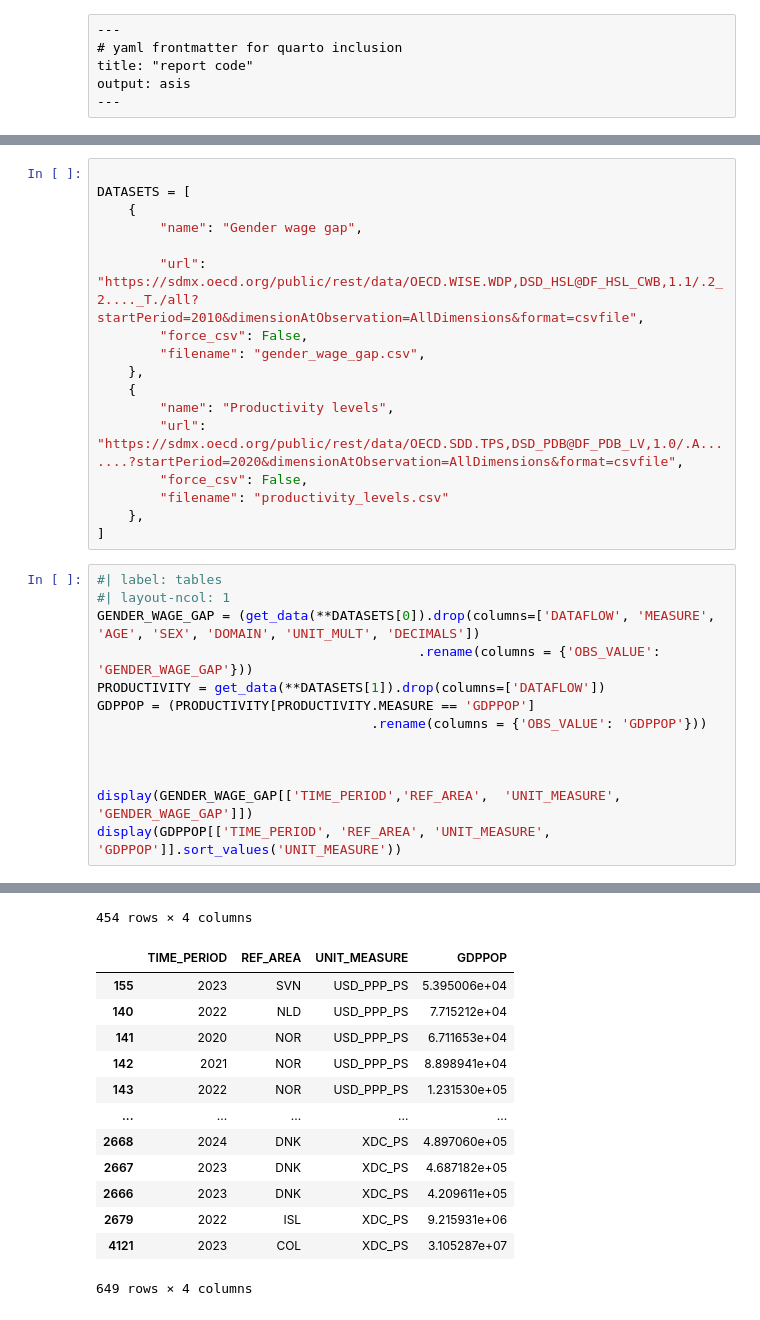
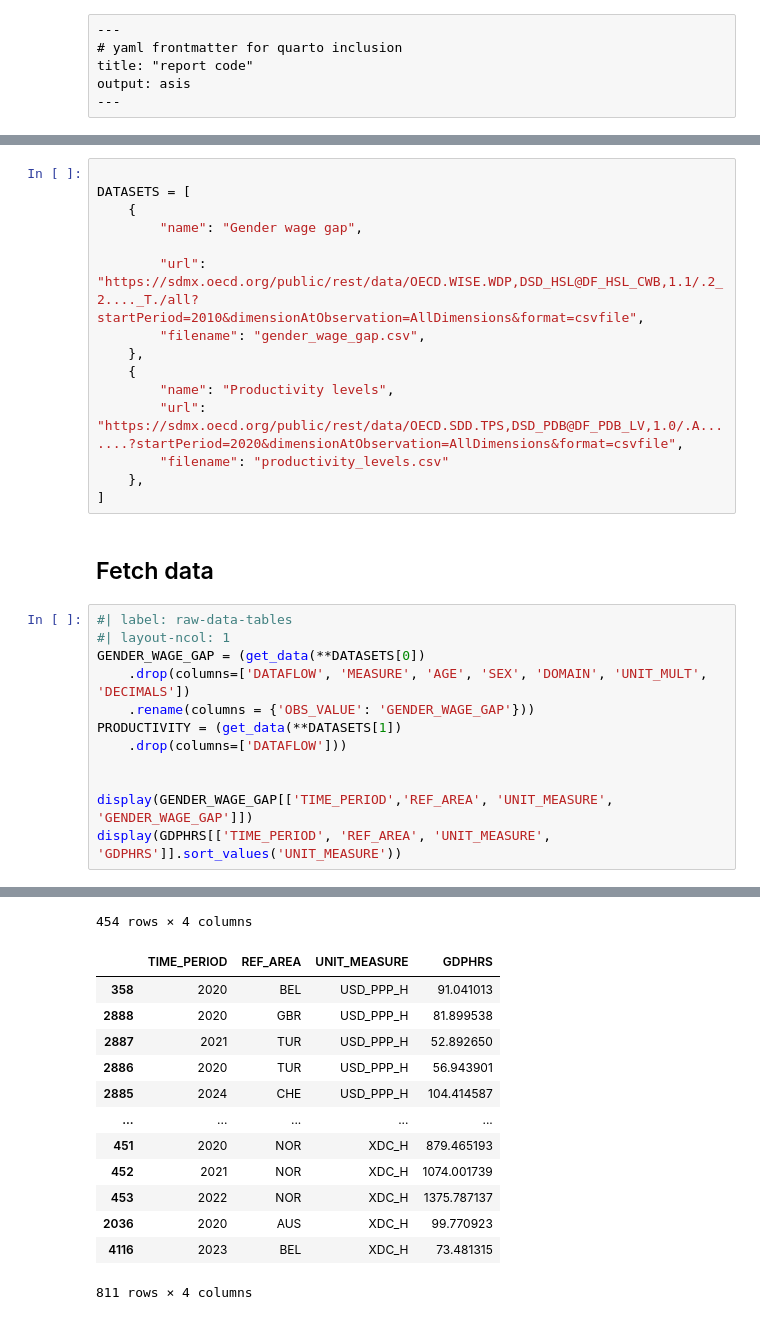
Before and after one commit to OsKaR31415/analyse_de_donnees_projet_1, a Jupyter notebook: report.ipynb, the cells around one changed output, grey strips where cells are left out. Cells and saved outputs as stored; diff of their text form.

```diff
--- a/report.ipynb
+++ b/report.ipynb
@@ -56,53 +52,52 @@ DATASETS = [
         "name": "Gender wage gap",
 
         "url": "https://sdmx.oecd.org/public/rest/data/OECD.WISE.WDP,DSD_HSL@DF_HSL_CWB,1.1/.2_2...._T./all?startPeriod=2010&dimensionAtObservation=AllDimensions&format=csvfile",
-        "force_csv": False,
         "filename": "gender_wage_gap.csv",
     },
     {
         "name": "Productivity levels",
         "url": "https://sdmx.oecd.org/public/rest/data/OECD.SDD.TPS,DSD_PDB@DF_PDB_LV,1.0/.A.......?startPeriod=2020&dimensionAtObservation=AllDimensions&format=csvfile",
-        "force_csv": False,
         "filename": "productivity_levels.csv"
     },
 ]
+# %% [markdown]
+## Fetch data
 # %%
-#| label: tables
+#| label: raw-data-tables
 #| layout-ncol: 1
-GENDER_WAGE_GAP = (get_data(**DATASETS[0]).drop(columns=['DATAFLOW', 'MEASURE', 'AGE', 'SEX', 'DOMAIN', 'UNIT_MULT', 'DECIMALS'])
-                                         .rename(columns = {'OBS_VALUE': 'GENDER_WAGE_GAP'}))
-PRODUCTIVITY = get_data(**DATASETS[1]).drop(columns=['DATAFLOW'])
-GDPPOP = (PRODUCTIVITY[PRODUCTIVITY.MEASURE == 'GDPPOP']
-                                   .rename(columns = {'OBS_VALUE': 'GDPPOP'}))
+GENDER_WAGE_GAP = (get_data(**DATASETS[0])
+    .drop(columns=['DATAFLOW', 'MEASURE', 'AGE', 'SEX', 'DOMAIN', 'UNIT_MULT', 'DECIMALS'])
+    .rename(columns = {'OBS_VALUE': 'GENDER_WAGE_GAP'}))
+PRODUCTIVITY = (get_data(**DATASETS[1])
+    .drop(columns=['DATAFLOW']))
 
 
-
-display(GENDER_WAGE_GAP[['TIME_PERIOD','REF_AREA',  'UNIT_MEASURE', 'GENDER_WAGE_GAP']])
-display(GDPPOP[['TIME_PERIOD', 'REF_AREA', 'UNIT_MEASURE', 'GDPPOP']].sort_values('UNIT_MEASURE'))
+display(GENDER_WAGE_GAP[['TIME_PERIOD','REF_AREA', 'UNIT_MEASURE', 'GENDER_WAGE_GAP']])
+display(GDPHRS[['TIME_PERIOD', 'REF_AREA', 'UNIT_MEASURE', 'GDPHRS']].sort_values('UNIT_MEASURE'))
 # %% [output]
 |  | TIME_PERIOD | REF_AREA | UNIT_MEASURE | GENDER_WAGE_GAP |
 | 0 | 2010 | AUS | PT_WG_SAL_M_D | 14.042934 |
 | 1 | 2011 | AUS | PT_WG_SAL_M_D | 15.966387 |
 | 2 | 2012 | AUS | PT_WG_SAL_M_D | 13.750000 |
 | 3 | 2013 | AUS | PT_WG_SAL_M_D | 18.000000 |
 | 4 | 2014 | AUS | PT_WG_SAL_M_D | 15.773354 |
 | ... | ... | ... | ... | ... |
 | 449 | 2018 | ROU | PT_WG_SAL_M_D | 3.496503 |
 | 450 | 2019 | ROU | PT_WG_SAL_M_D | 5.855397 |
 | 451 | 2020 | ROU | PT_WG_SAL_M_D | 3.304181 |
 | 452 | 2021 | ROU | PT_WG_SAL_M_D | 5.755499 |
 | 453 | 2022 | ROU | PT_WG_SAL_M_D | 13.636025 |
 454 rows × 4 columns
-|  | TIME_PERIOD | REF_AREA | UNIT_MEASURE | GDPPOP |
-| 155 | 2023 | SVN | USD_PPP_PS | 5.395006e+04 |
-| 140 | 2022 | NLD | USD_PPP_PS | 7.715212e+04 |
-| 141 | 2020 | NOR | USD_PPP_PS | 6.711653e+04 |
-| 142 | 2021 | NOR | USD_PPP_PS | 8.898941e+04 |
-| 143 | 2022 | NOR | USD_PPP_PS | 1.231530e+05 |
+|  | TIME_PERIOD | REF_AREA | UNIT_MEASURE | GDPHRS |
+| 358 | 2020 | BEL | USD_PPP_H | 91.041013 |
+| 2888 | 2020 | GBR | USD_PPP_H | 81.899538 |
+| 2887 | 2021 | TUR | USD_PPP_H | 52.892650 |
+| 2886 | 2020 | TUR | USD_PPP_H | 56.943901 |
+| 2885 | 2024 | CHE | USD_PPP_H | 104.414587 |
 | ... | ... | ... | ... | ... |
-| 2668 | 2024 | DNK | XDC_PS | 4.897060e+05 |
-| 2667 | 2023 | DNK | XDC_PS | 4.687182e+05 |
-| 2666 | 2023 | DNK | XDC_PS | 4.209611e+05 |
-| 2679 | 2022 | ISL | XDC_PS | 9.215931e+06 |
-| 4121 | 2023 | COL | XDC_PS | 3.105287e+07 |
+| 451 | 2020 | NOR | XDC_H | 879.465193 |
+| 452 | 2021 | NOR | XDC_H | 1074.001739 |
+| 453 | 2022 | NOR | XDC_H | 1375.787137 |
+| 2036 | 2020 | AUS | XDC_H | 99.770923 |
+| 4116 | 2023 | BEL | XDC_H | 73.481315 |
-649 rows × 4 columns
+811 rows × 4 columns
```
Also changed, not shown: parts of 12 cells of this notebook.
